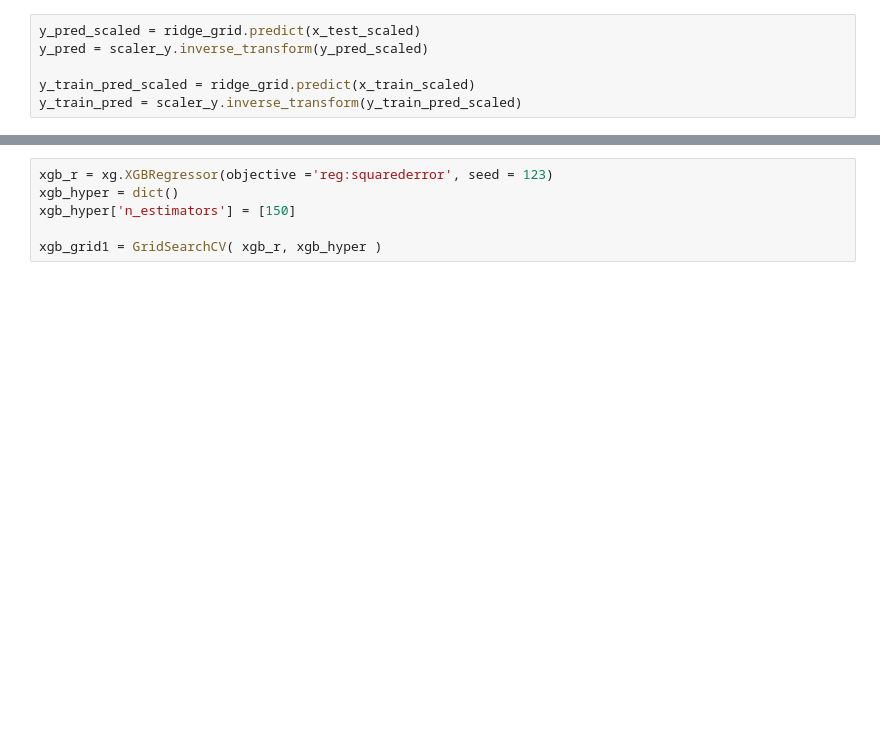
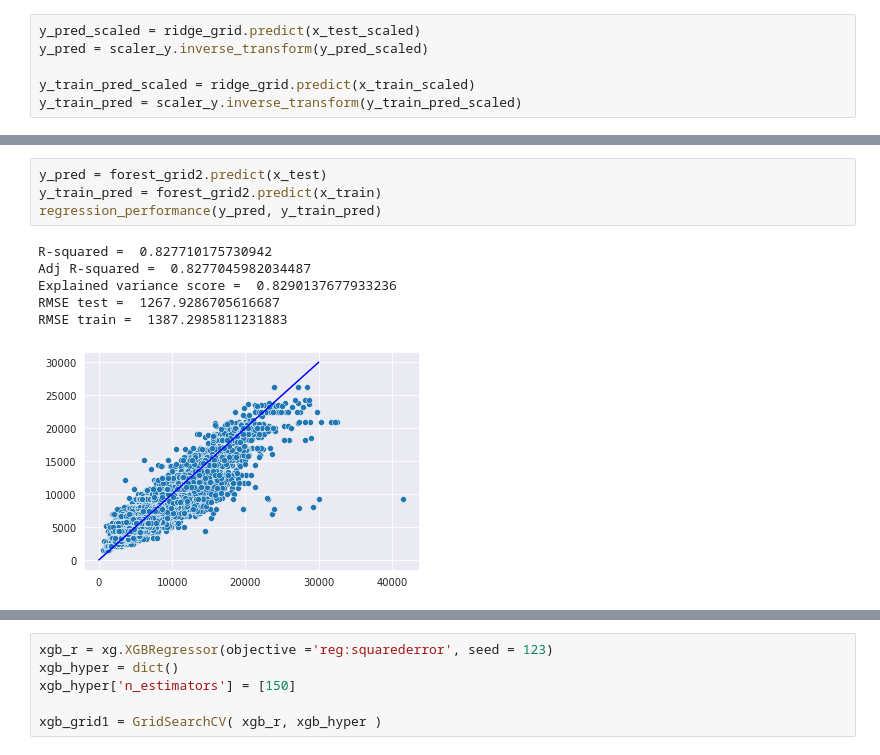
Before and after one commit to AkshayAgr/rossmann-sales-prediction, a Jupyter notebook: Rossmann_Sales_Prediction_Capstone_Project.ipynb, the cells around one changed output, grey strips where cells are left out. Saved outputs shown, nothing was run; the diff lists cells and outputs as text; blank space fills up the shorter version.

```diff
--- a/Rossmann_Sales_Prediction_Capstone_Project.ipynb
+++ b/Rossmann_Sales_Prediction_Capstone_Project.ipynb
@@ -689,0 +745,11 @@ RMSE train =  310.3929277080003
+# %%
+y_pred = forest_grid2.predict(x_test)
+y_train_pred = forest_grid2.predict(x_train)
+regression_performance(y_pred, y_train_pred)
+# %% [output]
+R-squared =  0.827710175730942
+Adj R-squared =  0.8277045982034487
+Explained variance score =  0.8290137677933236
+RMSE test =  1267.9286705616687
+RMSE train =  1387.2985811231883
+[figure, added]
```
Also changed, not shown: parts of 46 cells of this notebook.
